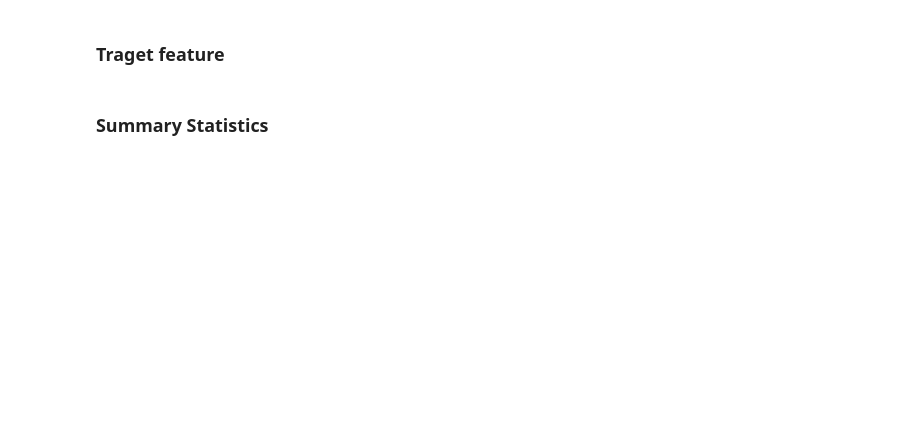
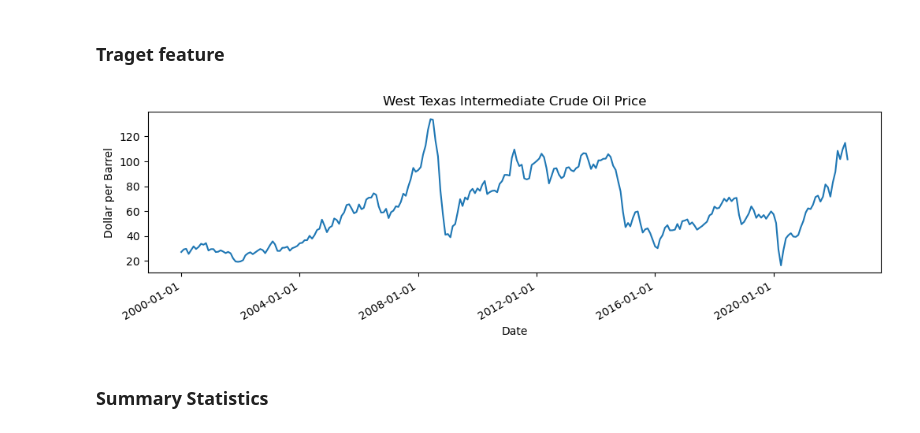
Before and after one commit to faridjn/WTI_Crude_Oil_Price_Prediction_Using_ML, a Jupyter notebook: notebooks/2.0_data_wrangling.ipynb, the cells around one changed output. Cells and saved outputs as stored; diff of their text form; code cells hidden in the pictures; blank space fills up the shorter version.

```diff
--- a/notebooks/2.0_data_wrangling.ipynb
+++ b/notebooks/2.0_data_wrangling.ipynb
@@ -270,12 +409,20 @@ display_df(df, 7)
 # %% [markdown]
 ### Traget feature
 # %%
-#Display the target feature
-plt.figure(figsize = (16,7))
-df['wti_price'].plot()
-plt.title('WTI Spot Price')
-plt.xlabel('Date')
+#Plot the target feature
+fig, ax = plt.subplots(figsize = (12,3))
+sns.lineplot(data = df, x = df.index, y = 'wti_price').set(ylabel = 'Dollar per Barrel', title = 'West Texas Intermediate Crude Oil Price')
+
+# assign locator and formatter for the xaxis ticks.
+ax.xaxis.set_major_locator(mdates.AutoDateLocator())
+ax.xaxis.set_major_formatter(mdates.DateFormatter('%Y-%m-%d'))
+
+# put the labels at 45deg since they tend to be too long
+fig.autofmt_xdate()
+
 plt.show()
+# %% [output]
+[figure, added]
 # %% [markdown]
 ### Summary Statistics
 # %%
```
Also changed, not shown: parts of 18 cells of this notebook, 7 other files.
